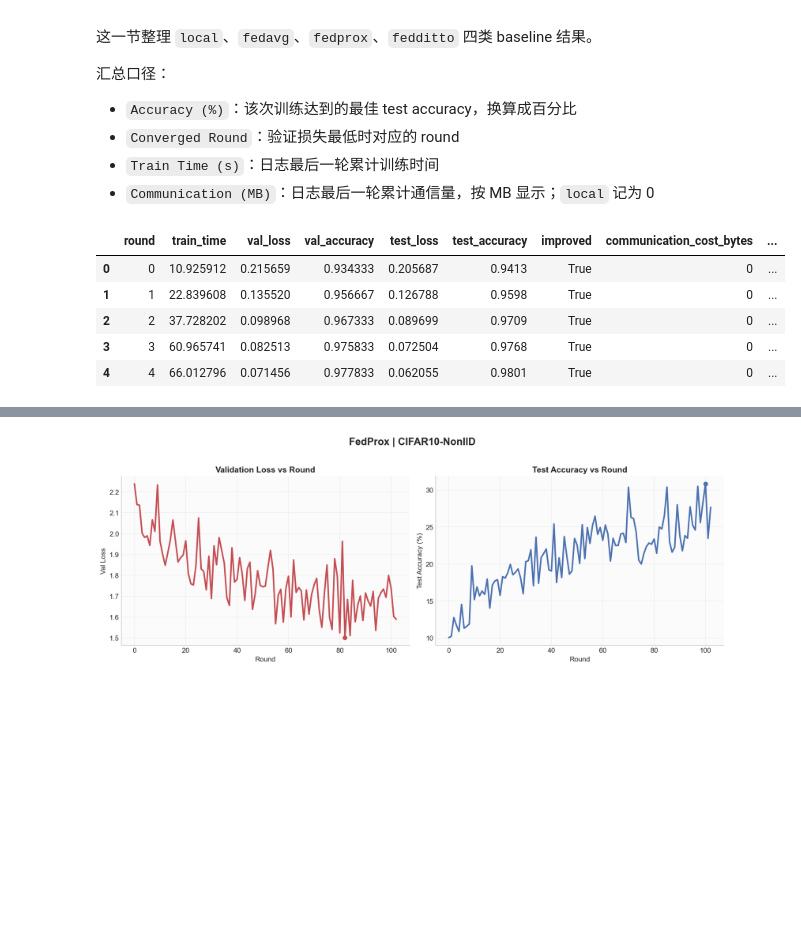
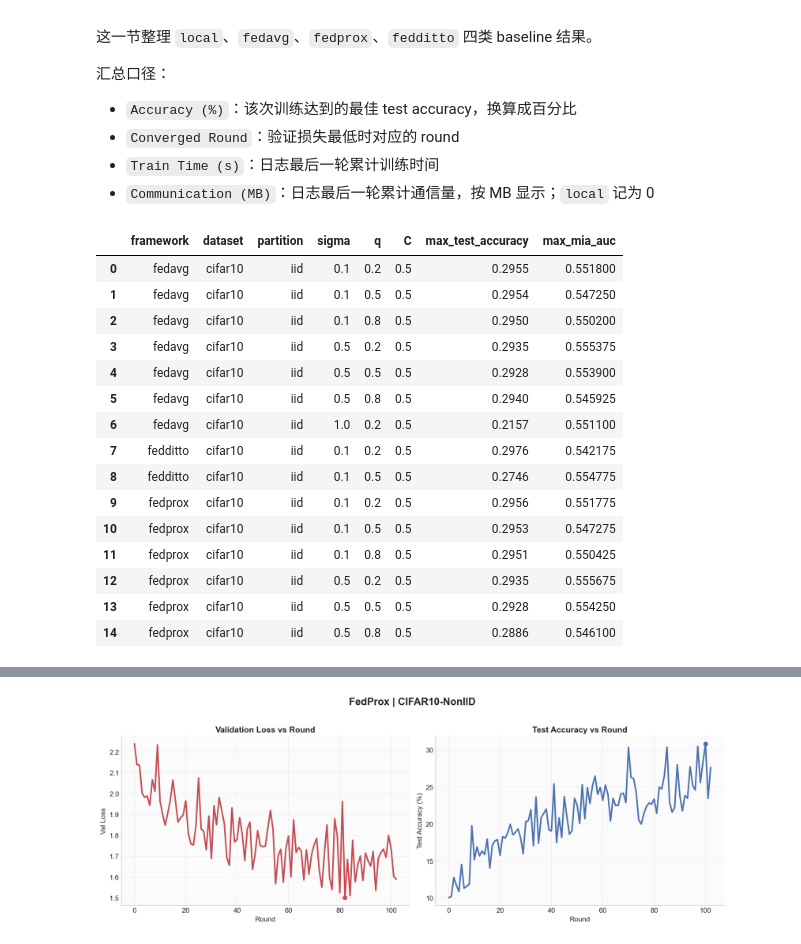
Before and after one commit to HoweChen0517/SD6123-PPML, a Jupyter notebook: visualize_mia_results.ipynb, the cells around one changed output, grey strips where cells are left out. Cells and saved outputs as stored; diff of their text form; code cells hidden in the pictures; blank space fills up the shorter version.

```diff
--- a/visualize_mia_results.ipynb
+++ b/visualize_mia_results.ipynb
@@ -101,7 +101,19 @@ def load_mia_jsonl(path: Path) -> pd.DataFrame:
             train_df = train_df.rename(columns={'personalized_val_loss': 'val_loss'})
         merged = pd.merge(train_df, mia_df, on='round', how='outer').sort_values('round').reset_index(drop=True)
 
-    merged['framework'] = path.parent.name.replace('_MIA', '')
+    parent_name = path.parent.name
+    if parent_name.endswith('_dp_MIA'):
+        framework = parent_name.replace('_dp_MIA', '')
+        experiment_type = 'dp_mia'
+    elif parent_name.endswith('_MIA'):
+        framework = parent_name.replace('_MIA', '')
+        experiment_type = 'mia'
+    else:
+        framework = parent_name
+        experiment_type = 'unknown'
+
+    merged['framework'] = framework
+    merged['experiment_type'] = experiment_type
     merged['dataset'] = config.get('dataset')
     merged['partition'] = config.get('partition')
     merged['setting_label'] = SETTING_LABELS.get((merged['dataset'].iloc[0], merged['partition'].iloc[0]), f"{merged['dataset'].iloc[0]}-{merged['partition'].iloc[0]}")
@@ -251,41 +270,99 @@ def load_baseline_jsonl(path: Path) -> pd.DataFrame:
         df = df.rename(columns={'personalized_val_loss': 'val_loss'})
     if 'global_test_loss' in df.columns and 'test_loss' not in df.columns:
         df = df.rename(columns={'global_test_loss': 'test_loss'})
     if 'communication_cost_bytes' not in df.columns:
         df['communication_cost_bytes'] = 0
 
     df['method'] = path.parent.name
     df['dataset'] = config.get('dataset')
     df['partition'] = config.get('partition')
     df['setting'] = f"{config.get('dataset')}_{config.get('partition')}"
     df['source_file'] = str(path)
     return df
 
 
 def collect_baseline_results(result_dir: Path) -> pd.DataFrame:
     frames = []
     for method in BASELINE_METHODS:
         method_dir = result_dir / method
         if not method_dir.exists():
             continue
         for dataset, partition in SETTINGS:
             file_path = method_dir / f'{dataset}_{partition}.jsonl'
             if file_path.exists():
                 frames.append(load_baseline_jsonl(file_path))
     if not frames:
         return pd.DataFrame()
     return pd.concat(frames, ignore_index=True)
 
 
-baseline_df = collect_baseline_results(RESULT_DIR)
-baseline_df.head()
+def collect_dp_mia_results(result_dir: Path) -> pd.DataFrame:
+    import re
+
+    frames = []
+    pattern = re.compile(
+        r'^(?P<dataset>mnist|cifar10)_(?P<partition>iid|shard)'
+        r'_sigma\((?P<sigma>[^)]+)\)_q\((?P<q>[^)]+)\)_C\((?P<C>[^)]+)\)\.jsonl$'
+    )
+
+    for framework in FRAMEWORKS:
+        framework_dir = result_dir / f'{framework}_dp_MIA'
+        if not framework_dir.exists():
+            continue
+        for file_path in framework_dir.glob('*.jsonl'):
+            match = pattern.match(file_path.name)
+            if not match:
+                continue
+            frame = load_mia_jsonl(file_path)
+            if frame.empty:
+                continue
+            frame['sigma'] = float(match.group('sigma'))
+            frame['q'] = float(match.group('q'))
+            frame['C'] = float(match.group('C'))
+            frame['dp_run_label'] = f"sigma={match.group('sigma')}, q={match.group('q')}, C={match.group('C')}"
+            frames.append(frame)
+
+    if not frames:
+        return pd.DataFrame()
+    return pd.concat(frames, ignore_index=True)
+
+
+def select_dp_mia_run(df: pd.DataFrame, sigma: float, q: float, C: float) -> pd.DataFrame:
+    if df.empty:
+        return df
+    return df[np.isclose(df['sigma'], sigma) & np.isclose(df['q'], q) & np.isclose(df['C'], C)].copy()
+
+
+# baseline_df = collect_baseline_results(RESULT_DIR)
+dp_mia_df = collect_dp_mia_results(RESULT_DIR)
+# dp_view = select_dp_mia_run(dp_mia_df, sigma=0.5, q=0.2, C=0.5)
+# plot_metric_vs_auc(dp_view, 'test_accuracy', 'Test Accuracy', 'DP-MIA: Accuracy and MIA AUC')
+# baseline_df.head()
+summary_dp_mia_df = dp_mia_df.groupby(['framework', 'dataset', 'partition', 'sigma', 'q', 'C']).agg({
+    'test_accuracy': 'max',
+    'mia_auc': 'max',
+    # 'round': lambda s: int(s['round'].max()) if not s.empty else 0,
+}).reset_index()
+summary_dp_mia_df.rename(columns={'test_accuracy': 'max_test_accuracy', 'mia_auc': 'max_mia_auc'}, inplace=True)
+summary_dp_mia_df
+# dp_mia_df
 # %% [output]
-|  | round | train_time | val_loss | val_accuracy | test_loss | test_accuracy | improved | communication_cost_bytes | ... |
-| 0 | 0 | 10.925912 | 0.215659 | 0.934333 | 0.205687 | 0.9413 | True | 0 | ... |
-| 1 | 1 | 22.839608 | 0.135520 | 0.956667 | 0.126788 | 0.9598 | True | 0 | ... |
-| 2 | 2 | 37.728202 | 0.098968 | 0.967333 | 0.089699 | 0.9709 | True | 0 | ... |
-| 3 | 3 | 60.965741 | 0.082513 | 0.975833 | 0.072504 | 0.9768 | True | 0 | ... |
-| 4 | 4 | 66.012796 | 0.071456 | 0.977833 | 0.062055 | 0.9801 | True | 0 | ... |
+|  | framework | dataset | partition | sigma | q | C | max_test_accuracy | max_mia_auc |
+| 0 | fedavg | cifar10 | iid | 0.1 | 0.2 | 0.5 | 0.2955 | 0.551800 |
+| 1 | fedavg | cifar10 | iid | 0.1 | 0.5 | 0.5 | 0.2954 | 0.547250 |
+| 2 | fedavg | cifar10 | iid | 0.1 | 0.8 | 0.5 | 0.2950 | 0.550200 |
+| 3 | fedavg | cifar10 | iid | 0.5 | 0.2 | 0.5 | 0.2935 | 0.555375 |
+| 4 | fedavg | cifar10 | iid | 0.5 | 0.5 | 0.5 | 0.2928 | 0.553900 |
+| 5 | fedavg | cifar10 | iid | 0.5 | 0.8 | 0.5 | 0.2940 | 0.545925 |
+| 6 | fedavg | cifar10 | iid | 1.0 | 0.2 | 0.5 | 0.2157 | 0.551100 |
+| 7 | fedditto | cifar10 | iid | 0.1 | 0.2 | 0.5 | 0.2976 | 0.542175 |
+| 8 | fedditto | cifar10 | iid | 0.1 | 0.5 | 0.5 | 0.2746 | 0.554775 |
+| 9 | fedprox | cifar10 | iid | 0.1 | 0.2 | 0.5 | 0.2956 | 0.551775 |
+| 10 | fedprox | cifar10 | iid | 0.1 | 0.5 | 0.5 | 0.2953 | 0.547275 |
+| 11 | fedprox | cifar10 | iid | 0.1 | 0.8 | 0.5 | 0.2951 | 0.550425 |
+| 12 | fedprox | cifar10 | iid | 0.5 | 0.2 | 0.5 | 0.2935 | 0.555675 |
+| 13 | fedprox | cifar10 | iid | 0.5 | 0.5 | 0.5 | 0.2928 | 0.554250 |
+| 14 | fedprox | cifar10 | iid | 0.5 | 0.8 | 0.5 | 0.2886 | 0.546100 |
 # %%
 """
 Accuracy (%)：该次训练达到的最佳 test accuracy
```
Also changed, not shown: parts of 2 cells of this notebook, 1 other file.
